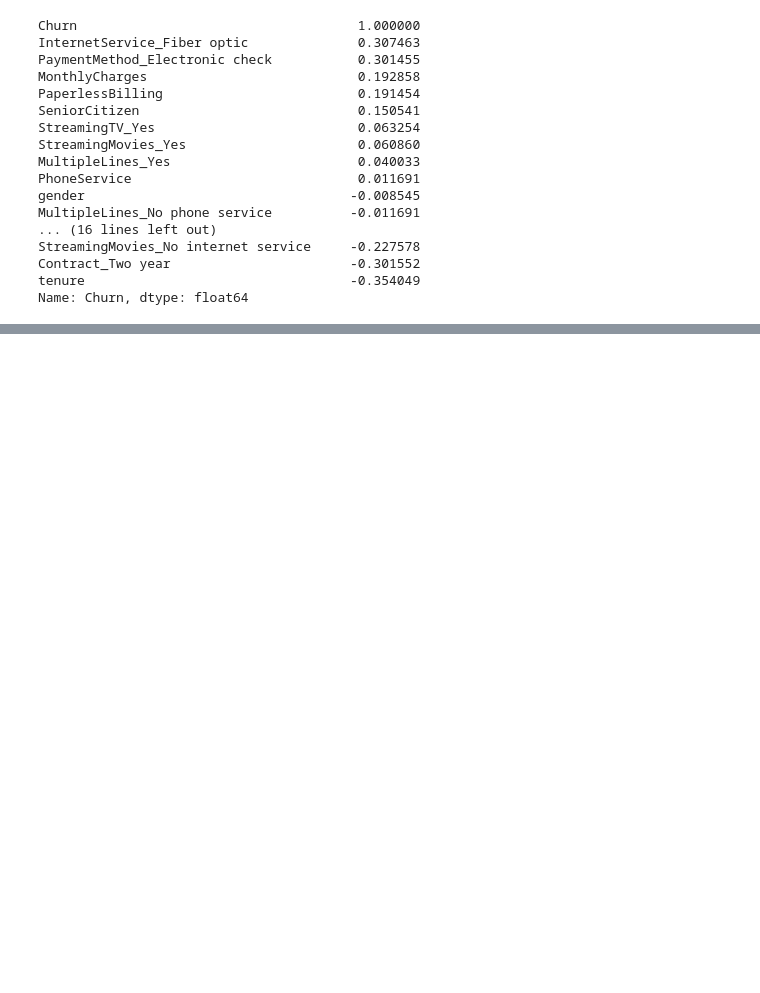
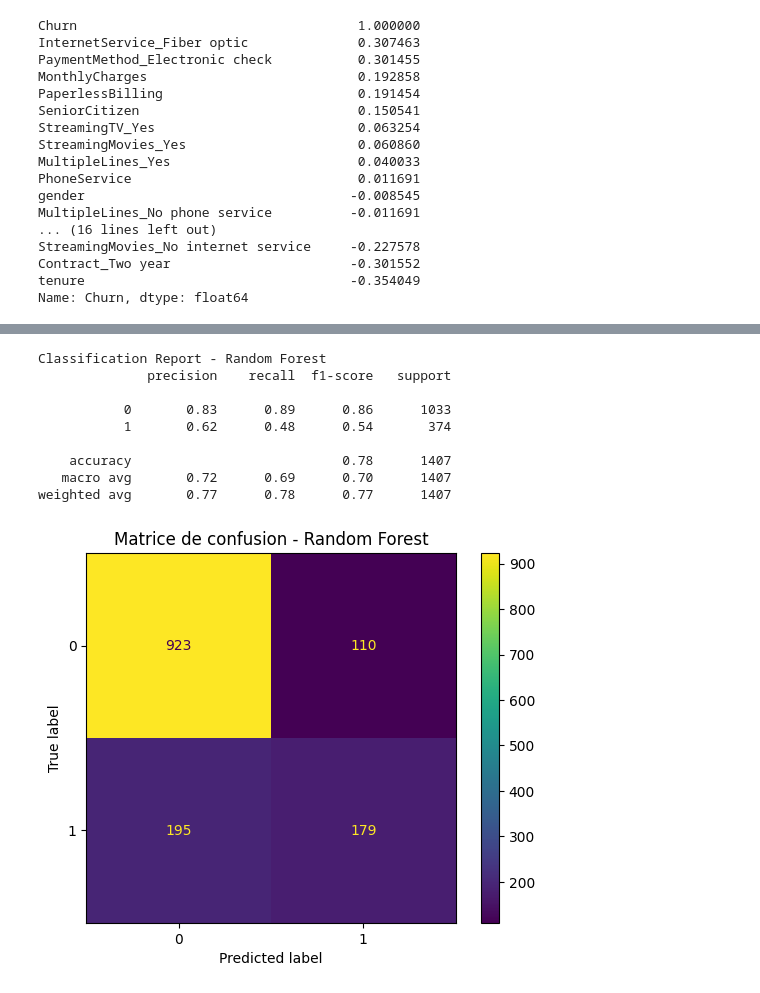
Before and after one commit to Lbenzid/projet_churn_teleco, a Jupyter notebook: notebooks/eda_telco_churn.ipynb, the cells around one changed output, grey strips where cells are left out. Saved outputs shown, nothing was run; the diff lists cells and outputs as text; code cells hidden in the pictures; blank space fills up the shorter version.

```diff
--- a/notebooks/eda_telco_churn.ipynb
+++ b/notebooks/eda_telco_churn.ipynb
@@ -340,0 +451,25 @@ Name: Churn, dtype: float64
+# %%
+from sklearn.metrics import classification_report, confusion_matrix, ConfusionMatrixDisplay
+
+# Prédictions
+y_pred_rf = rf_model.predict(X_test)
+
+# Rapport de classification
+print("Classification Report - Random Forest")
+print(classification_report(y_test, y_pred_rf))
+
+# Matrice de confusion
+ConfusionMatrixDisplay.from_predictions(y_test, y_pred_rf)
+plt.title("Matrice de confusion - Random Forest")
+plt.show()
+# %% [output]
+Classification Report - Random Forest
+              precision    recall  f1-score   support
+
+           0       0.83      0.89      0.86      1033
+           1       0.62      0.48      0.54       374
+
+    accuracy                           0.78      1407
+   macro avg       0.72      0.69      0.70      1407
+weighted avg       0.77      0.78      0.77      1407
+[figure, added]
```
Also changed, not shown: parts of 21 cells of this notebook, 1 other file.
